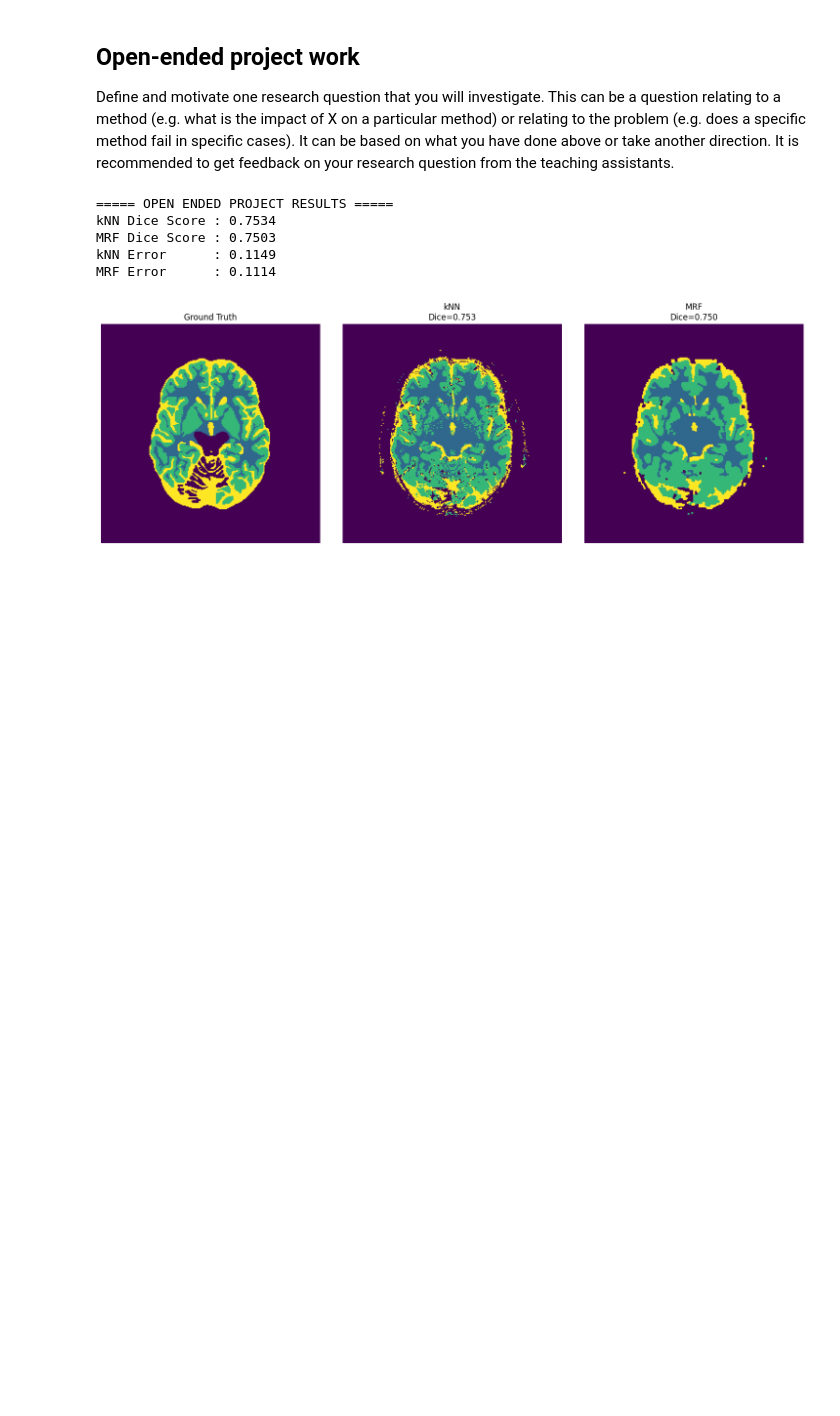
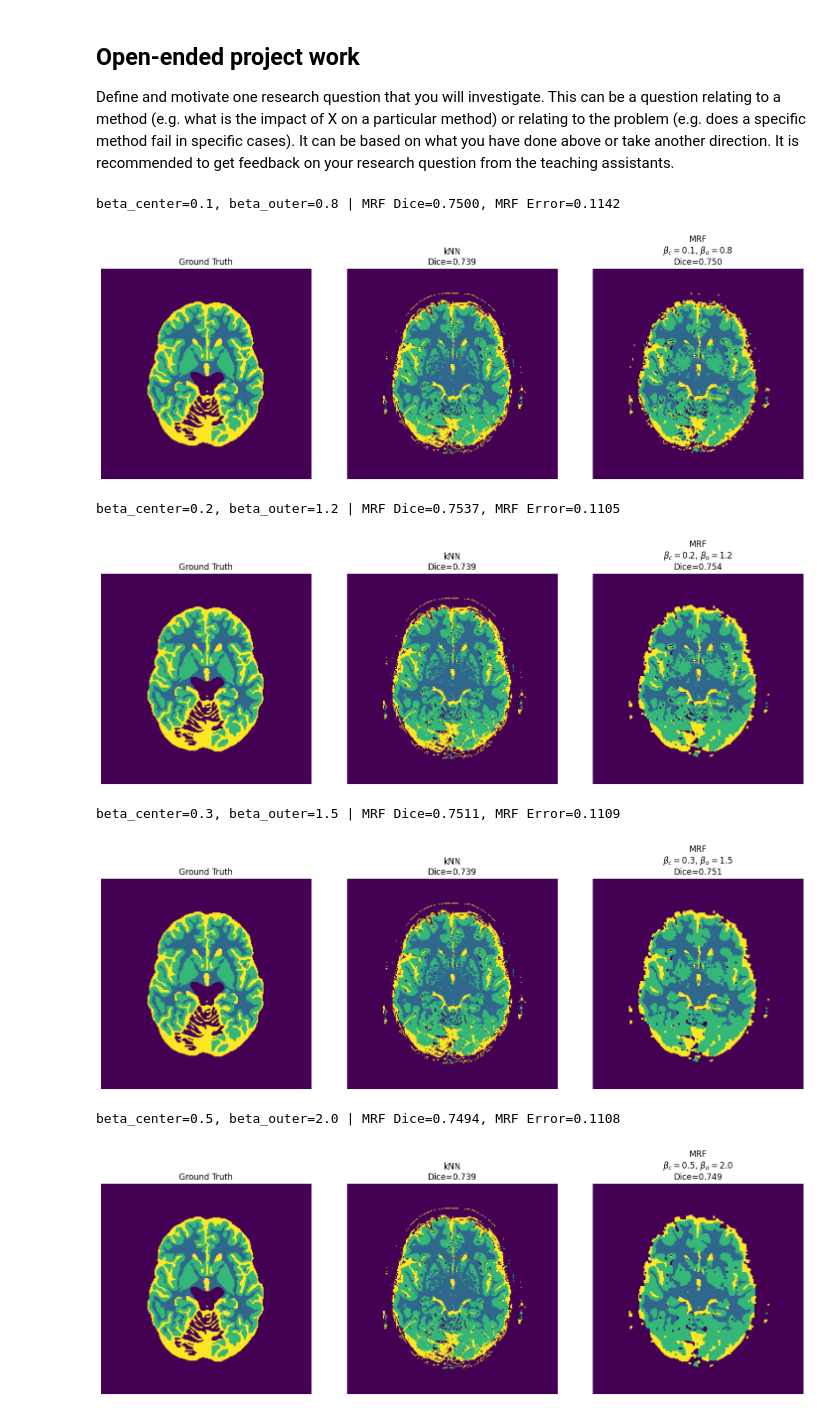
Before and after one commit to Mathis-Poel/8be030_project_MIA, a Jupyter notebook: reader/2.6_segmentation_project.ipynb, the cells around one changed output. Cells and saved outputs as stored; diff of their text form; code cells hidden in the pictures; blank space fills up the shorter version.

Commit message:
beta waardes voor center en outer

```diff
--- a/reader/2.6_segmentation_project.ipynb
+++ b/reader/2.6_segmentation_project.ipynb
@@ -269,14 +283,66 @@ pred_knn = seg.segmentation_knn(
 # ==========================================
 # MRF spatial regularization
 # ==========================================
+#pred_mrf = sp.mrf_regularization(         Dit is de orignele code van wat hier beneden staat dus kan je makkelijk terug draaien
+ #  image_shape=(240,240),
+ #   n_classes=4,
+ #   beta_center =0.3,
+  #  beta_outer =1.5,
+  #  n_iter=5
 
-pred_mrf = sp.mrf_regularization(
-    pred_knn,
-    image_shape=(240,240),
-    n_classes=4,
-    beta=1.5,
-    n_iter=5
-)
+beta_settings = [ # Hier kan je verschillende waardes toegeven, hij plot dan de beelden met die beta verschillen.
+    (0.1, 0.8),
+    (0.2, 1.2),
+    (0.3, 1.5),
+    (0.5, 2.0),
+    (1,1)
+]
+
+for beta_center, beta_outer in beta_settings:
+
+    pred_mrf = sp.mrf_regularization(
+        pred_knn,
+        image_shape=(240,240),
+        n_classes=4,
+        beta_center=beta_center,
+        beta_outer=beta_outer,
+        n_iter=5
+    )
+
+    dice_mrf = util.dice_multiclass(test_labels, pred_mrf)
+    err_mrf = util.classification_error(test_labels, pred_mrf)
+
+    print(
+        f"beta_center={beta_center}, "
+        f"beta_outer={beta_outer} | "
+        f"MRF Dice={dice_mrf:.4f}, "
+        f"MRF Error={err_mrf:.4f}")
+    mrf_img = pred_mrf.reshape(240,240)
+
+    fig = plt.figure(figsize=(15,5))
+
+    ax1 = fig.add_subplot(131)
+    ax1.imshow(ground_truth)
+    ax1.set_title("Ground Truth")
+    ax1.axis("off")
+
+    ax2 = fig.add_subplot(132)
+    ax2.imshow(knn_img)
+    ax2.set_title(f"kNN\nDice={dice_knn:.3f}")
+    ax2.axis("off")
+
+    ax3 = fig.add_subplot(133)
+    ax3.imshow(mrf_img)
+    ax3.set_title(
+    rf"MRF" "\n"
+    rf"$\beta_c={beta_center}$, $\beta_o={beta_outer}$" "\n"
+    rf"Dice={dice_mrf:.3f}"
+    )
+    ax3.axis("off")
+
+    plt.tight_layout()
+    plt.show()
+
 
 # ==========================================
 # Evaluation
@@ -319,36 +385,38 @@ knn_img = pred_knn.reshape(240,240)
 mrf_img = pred_mrf.reshape(240,240)
 
 # ==========================================
 # Visualization
 # ==========================================
 
 fig = plt.figure(figsize=(15,5))
 
 ax1 = fig.add_subplot(131)
 ax1.imshow(ground_truth)
 ax1.set_title("Ground Truth")
 ax1.axis("off")
 
 ax2 = fig.add_subplot(132)
 ax2.imshow(knn_img)
 ax2.set_title(
     f"kNN\nDice={dice_knn:.3f}"
 )
 ax2.axis("off")
 
 ax3 = fig.add_subplot(133)
 ax3.imshow(mrf_img)
 ax3.set_title(
     f"MRF\nDice={dice_mrf:.3f}"
 )
 ax3.axis("off")
 
 plt.tight_layout()
 plt.show()
 # %% [output]
-===== OPEN ENDED PROJECT RESULTS =====
-kNN Dice Score : 0.7534
-MRF Dice Score : 0.7503
-kNN Error      : 0.1149
-MRF Error      : 0.1114
+beta_center=0.1, beta_outer=0.8 | MRF Dice=0.7500, MRF Error=0.1142
-[figure, old version]
+[figure, new version]
+beta_center=0.2, beta_outer=1.2 | MRF Dice=0.7537, MRF Error=0.1105
+[figure, added]
+beta_center=0.3, beta_outer=1.5 | MRF Dice=0.7511, MRF Error=0.1109
+[figure, added]
+beta_center=0.5, beta_outer=2.0 | MRF Dice=0.7494, MRF Error=0.1108
+[figure, added]
```
Also changed, not shown: parts of 5 cells of this notebook, 1 other file.
